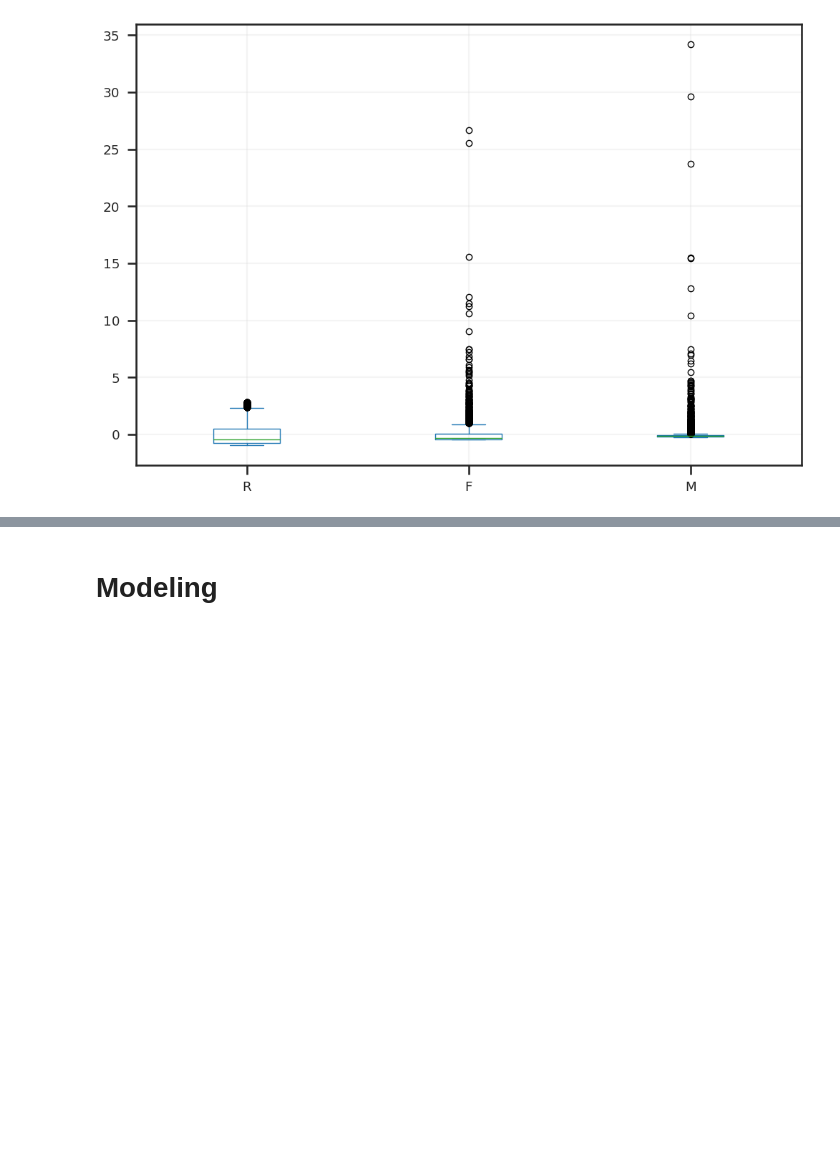
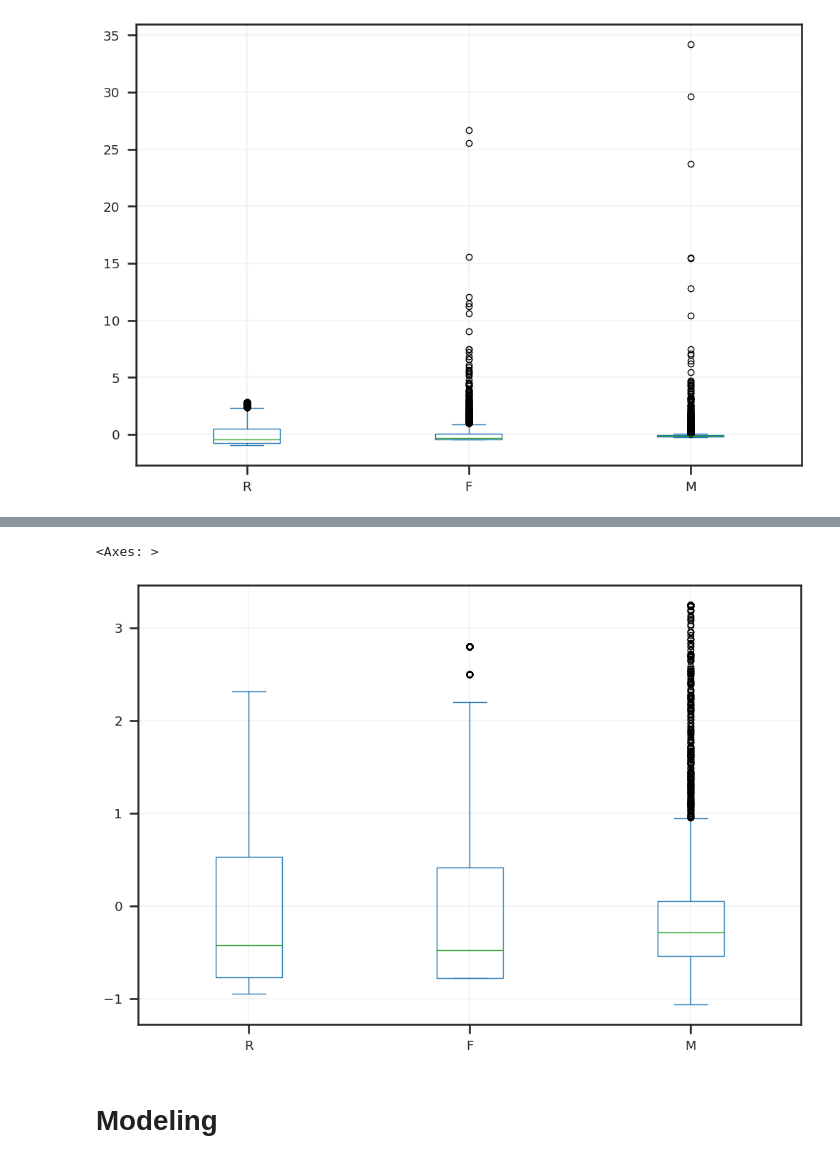
Before and after one commit to GTBelini22/Estudo_Ciencia_de_dados, a Jupyter notebook: Desafio Cluster/Desafio_Final_Cluster.ipynb, the cells around one changed output, grey strips where cells are left out. Drawn from its saved outputs; the diff is of its cells as text; code cells hidden in the pictures; blank space fills up the shorter version.

```diff
--- a/Desafio Cluster/Desafio_Final_Cluster.ipynb
+++ b/Desafio Cluster/Desafio_Final_Cluster.ipynb
@@ -347,0 +382,4 @@ scaler = PowerTransformer()
+# %%
+# limitando os valores a 95% em vez dos 100% que pareciam estar contendo outliers
+df_rfm_clip = df_rfm.apply(lambda x: x.clip(upper=x.quantile(.95)))
+df_rfm_clip.describe()
@@ -348,2 +396,9 @@ scaler = PowerTransformer()
+# %%
+# Aplicando a escala definitiva
+df_tratado = df_rfm_clip.apply(scale)
+df_tratado.plot.box()
+# %% [output]
+<Axes: >
+[figure, added]
 # %% [markdown]
 # Modeling
```
Also changed, not shown: parts of 5 cells of this notebook.
